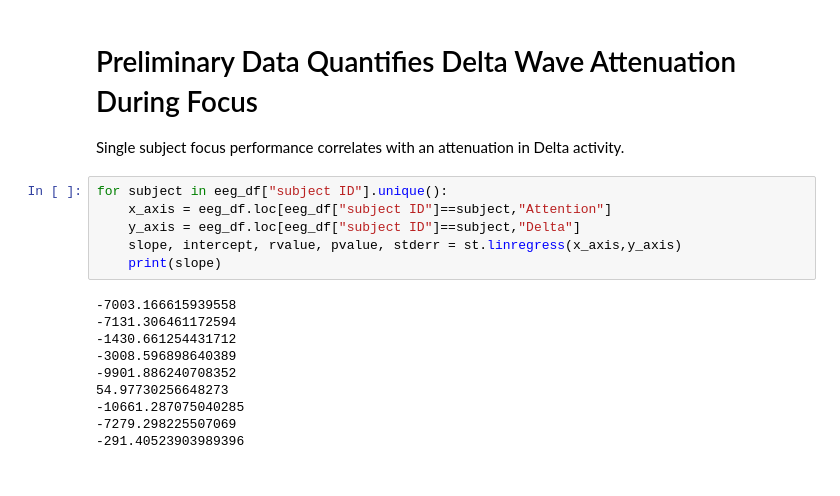
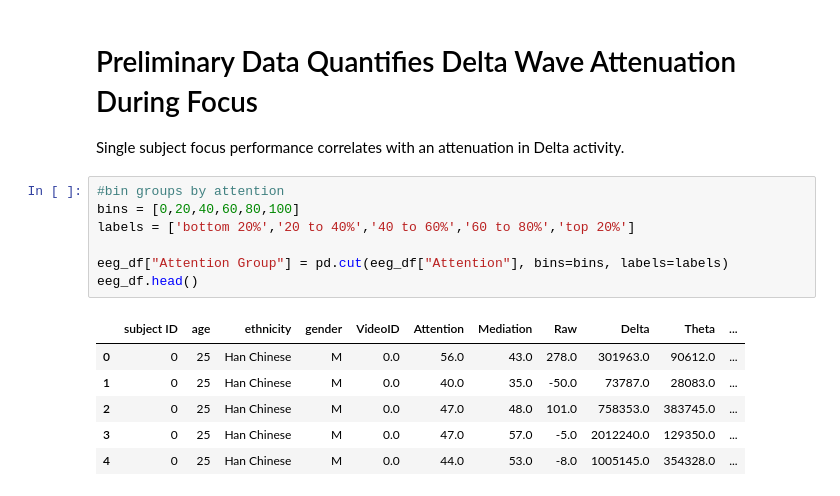
Before and after one commit to ShoaibFarooqui/project-one, a Jupyter notebook: eeg-analysis.ipynb, the cells around one changed output. Cells and saved outputs as stored; diff of their text form.

```diff
--- a/eeg-analysis.ipynb
+++ b/eeg-analysis.ipynb
@@ -168,19 +131,17 @@ plt.show()
 # %% [markdown]
 # Preliminary Data Quantifies Delta Wave Attenuation During Focus
 Single subject focus performance correlates with an attenuation in Delta activity.
-# %%
-for subject in eeg_df["subject ID"].unique():
-    x_axis = eeg_df.loc[eeg_df["subject ID"]==subject,"Attention"]
-    y_axis = eeg_df.loc[eeg_df["subject ID"]==subject,"Delta"]
-    slope, intercept, rvalue, pvalue, stderr = st.linregress(x_axis,y_axis)
-    print(slope)
-# %% [output]
--7003.166615939558
--7131.306461172594
--1430.661254431712
--3008.596898640389
--9901.886240708352
-54.97730256648273
--10661.287075040285
--7279.298225507069
--291.40523903989396
+# %%
+#bin groups by attention
+bins = [0,20,40,60,80,100]
+labels = ['bottom 20%','20 to 40%','40 to 60%','60 to 80%','top 20%']
+
+eeg_df["Attention Group"] = pd.cut(eeg_df["Attention"], bins=bins, labels=labels)
+eeg_df.head()
+# %% [output]
+|  | subject ID | age | ethnicity | gender | VideoID | Attention | Mediation | Raw | Delta | Theta | ... |
+| 0 | 0 | 25 | Han Chinese | M | 0.0 | 56.0 | 43.0 | 278.0 | 301963.0 | 90612.0 | ... |
+| 1 | 0 | 25 | Han Chinese | M | 0.0 | 40.0 | 35.0 | -50.0 | 73787.0 | 28083.0 | ... |
+| 2 | 0 | 25 | Han Chinese | M | 0.0 | 47.0 | 48.0 | 101.0 | 758353.0 | 383745.0 | ... |
+| 3 | 0 | 25 | Han Chinese | M | 0.0 | 47.0 | 57.0 | -5.0 | 2012240.0 | 129350.0 | ... |
+| 4 | 0 | 25 | Han Chinese | M | 0.0 | 44.0 | 53.0 | -8.0 | 1005145.0 | 354328.0 | ... |
```
Also changed, not shown: parts of 6 cells of this notebook.
